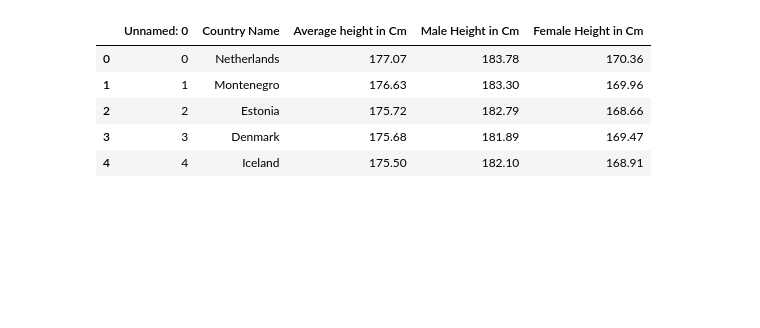
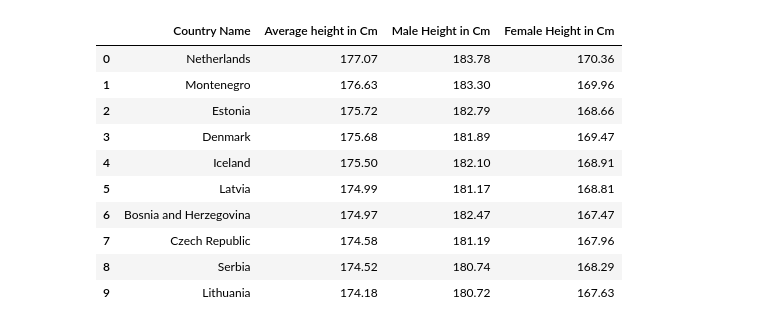
Before and after one commit to ijaz-hussain/ACIT-4880-Project-2, a Jupyter notebook: data_visual.ipynb, the cells around one changed output. Drawn from its saved outputs; the diff is of its cells as text; code cells hidden in the pictures; blank space fills up the shorter version.

```diff
--- a/data_visual.ipynb
+++ b/data_visual.ipynb
@@ -10,14 +10,19 @@ import seaborn as sns
 # %%
 df = pd.read_csv('height_cleaned.csv')
 # %%
-df.head()
+df.head(10)
 # %% [output]
-|  | Unnamed: 0 | Country Name | Average height in Cm | Male Height in Cm | Female Height in Cm |
-| 0 | 0 | Netherlands | 177.07 | 183.78 | 170.36 |
-| 1 | 1 | Montenegro | 176.63 | 183.30 | 169.96 |
-| 2 | 2 | Estonia | 175.72 | 182.79 | 168.66 |
-| 3 | 3 | Denmark | 175.68 | 181.89 | 169.47 |
-| 4 | 4 | Iceland | 175.50 | 182.10 | 168.91 |
+|  | Country Name | Average height in Cm | Male Height in Cm | Female Height in Cm |
+| 0 | Netherlands | 177.07 | 183.78 | 170.36 |
+| 1 | Montenegro | 176.63 | 183.30 | 169.96 |
+| 2 | Estonia | 175.72 | 182.79 | 168.66 |
+| 3 | Denmark | 175.68 | 181.89 | 169.47 |
+| 4 | Iceland | 175.50 | 182.10 | 168.91 |
+| 5 | Latvia | 174.99 | 181.17 | 168.81 |
+| 6 | Bosnia and Herzegovina | 174.97 | 182.47 | 167.47 |
+| 7 | Czech Republic | 174.58 | 181.19 | 167.96 |
+| 8 | Serbia | 174.52 | 180.74 | 168.29 |
+| 9 | Lithuania | 174.18 | 180.72 | 167.63 |
 # %%
 df.describe()
 # %% [output]
```
Also changed, not shown: parts of 15 cells of this notebook.
